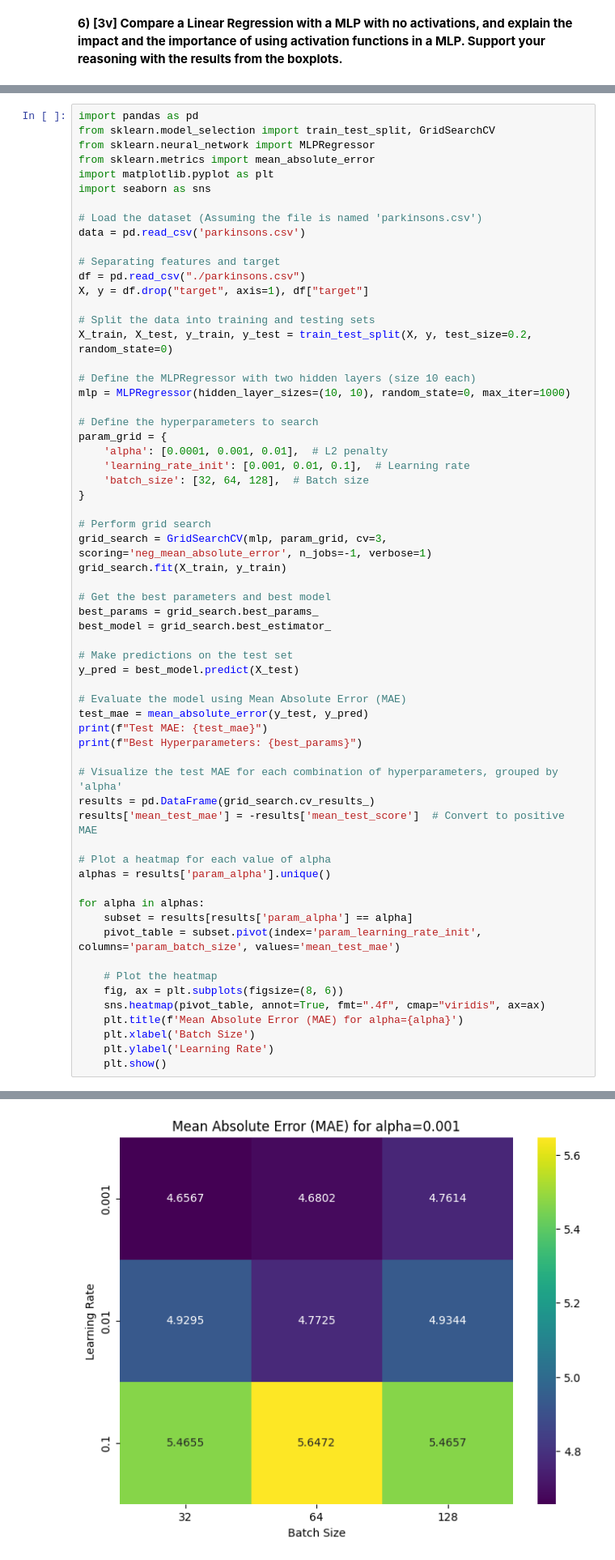
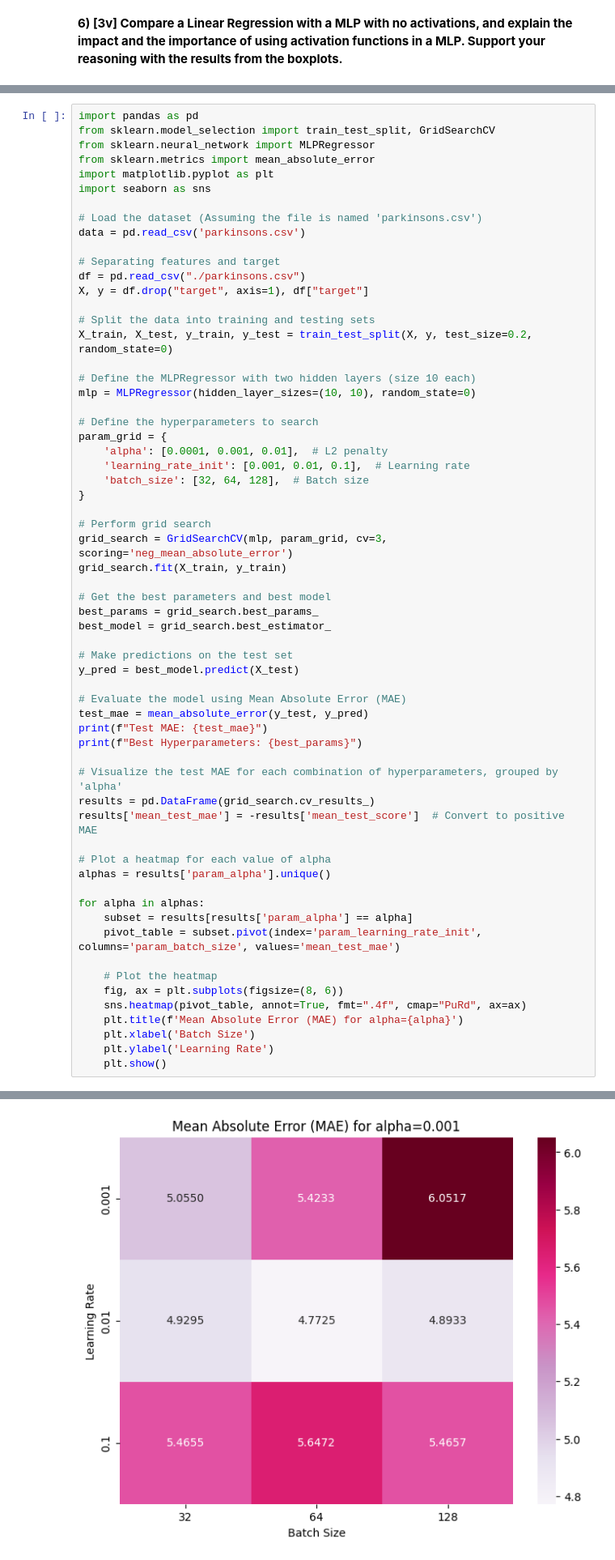
Before and after one commit to Margarida-Lourenco/HW-Apre, a Jupyter notebook: HW3/HW3.ipynb, the cells around one changed output, grey strips where cells are left out. Shown: that part at 81% size. Saved outputs shown, nothing was run; the diff lists cells and outputs as text.

```diff
--- a/HW3/HW3.ipynb
+++ b/HW3/HW3.ipynb
@@ -120,7 +125,7 @@ X, y = df.drop("target", axis=1), df["target"]
 X_train, X_test, y_train, y_test = train_test_split(X, y, test_size=0.2, random_state=0)
 
 # Define the MLPRegressor with two hidden layers (size 10 each)
-mlp = MLPRegressor(hidden_layer_sizes=(10, 10), random_state=0, max_iter=1000)
+mlp = MLPRegressor(hidden_layer_sizes=(10, 10), random_state=0)
 
 # Define the hyperparameters to search
 param_grid = {
@@ -130,7 +135,7 @@ param_grid = {
 }
 
 # Perform grid search
-grid_search = GridSearchCV(mlp, param_grid, cv=3, scoring='neg_mean_absolute_error', n_jobs=-1, verbose=1)
+grid_search = GridSearchCV(mlp, param_grid, cv=3, scoring='neg_mean_absolute_error')
 grid_search.fit(X_train, y_train)
 
 # Get the best parameters and best model
@@ -158,7 +163,7 @@ for alpha in alphas:
 
     # Plot the heatmap
     fig, ax = plt.subplots(figsize=(8, 6))
-    sns.heatmap(pivot_table, annot=True, fmt=".4f", cmap="viridis", ax=ax)
+    sns.heatmap(pivot_table, annot=True, fmt=".4f", cmap="PuRd", ax=ax)
     plt.title(f'Mean Absolute Error (MAE) for alpha={alpha}')
     plt.xlabel('Batch Size')
     plt.ylabel('Learning Rate')
@@ -171 +175 @@ Best Hyperparameters: {'alpha': 0.0001, 'batch_size': 64, 'learning_rate_init':
-[figure, old version]
+[figure, new version]
```
Also changed, not shown: parts of 3 cells of this notebook.
